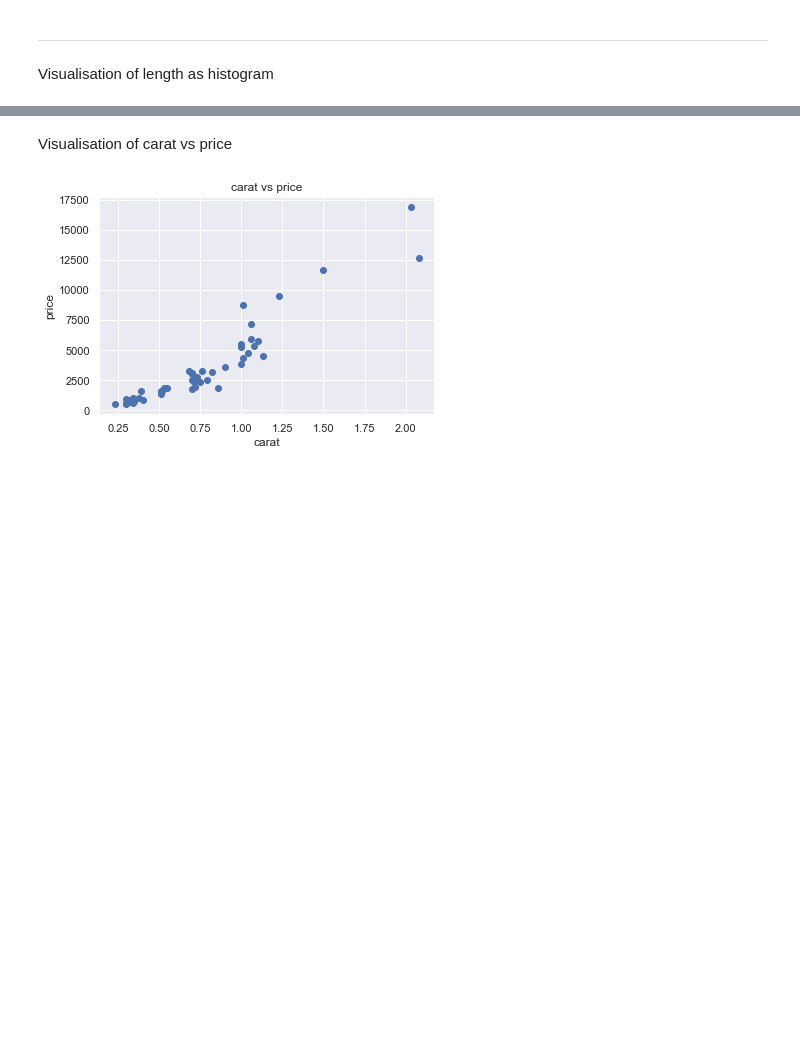
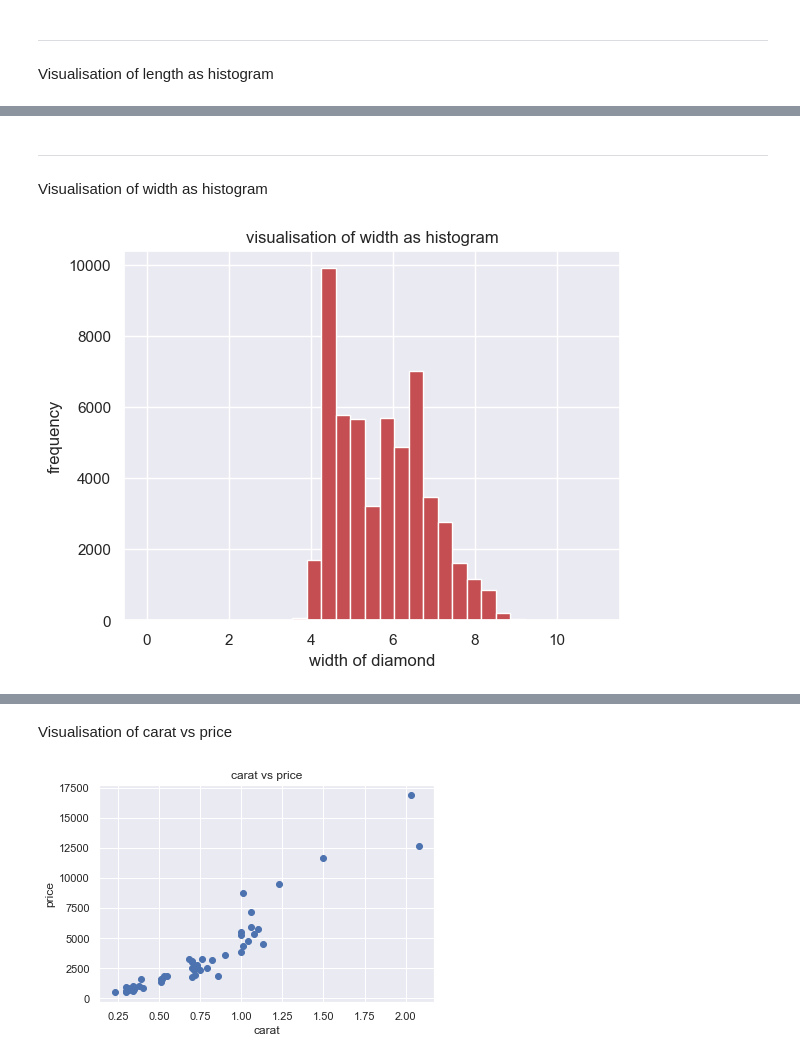
Before and after one commit to ritizzzz/math-phase1, a Jupyter notebook: phase1.ipynb, the cells around one changed output, grey strips where cells are left out. Drawn from its saved outputs; the diff is of its cells as text; code cells hidden in the pictures; blank space fills up the shorter version.

```diff
--- a/phase1.ipynb
+++ b/phase1.ipynb
@@ -281,0 +282,14 @@ plt.show()
+# %% [markdown]
+<hr>
+# %% [markdown]
+Visualisation of width as histogram
+# %%
+sns.set_theme()
+bins = np.linspace(0,11,32)
+plt.hist(df['y'],bins=bins,facecolor="r")
+plt.title("visualisation of width as histogram")
+plt.xlabel("width of diamond")
+plt.ylabel("frequency")
+plt.show()
+# %% [output]
+[figure, added]
```
Also changed, not shown: parts of 7 cells of this notebook.
